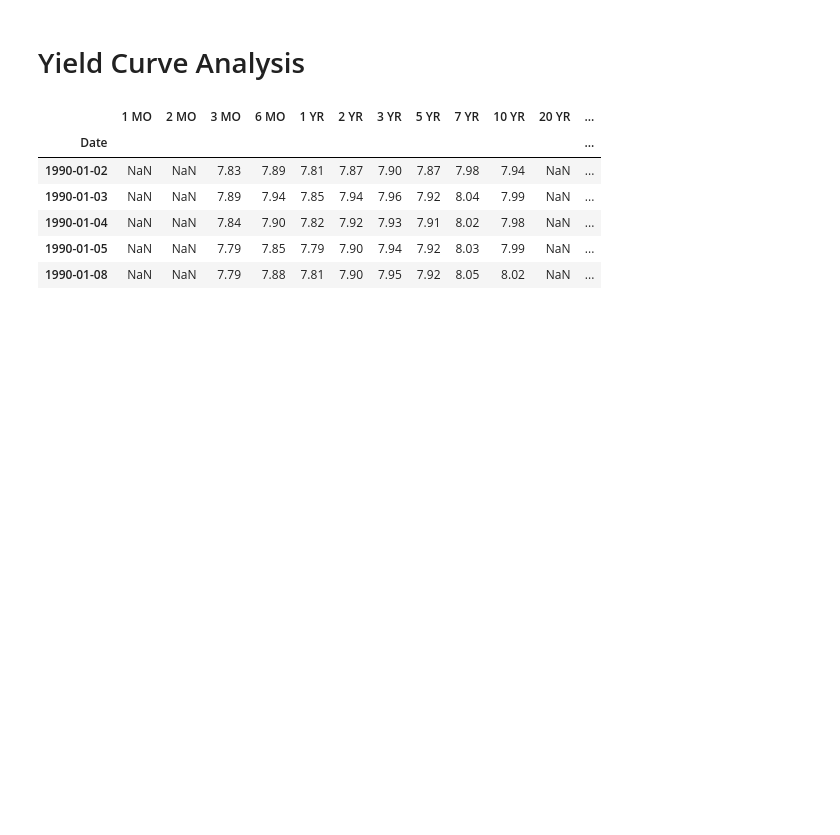
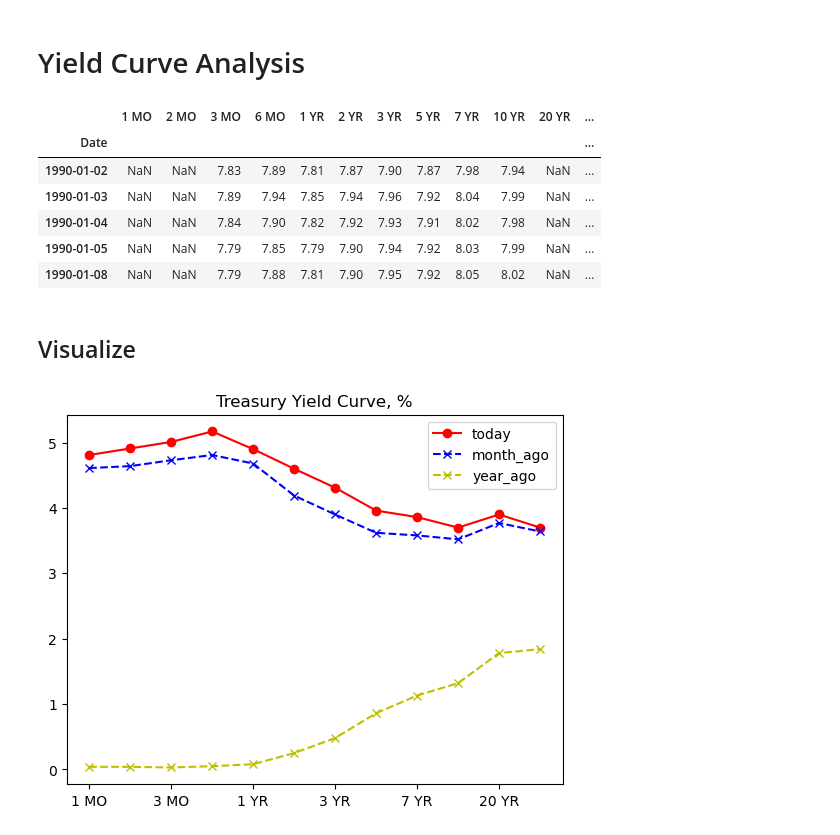
Before and after one commit to akaigraham/main-ML, a Jupyter notebook: yield-curve-analysis/yield-curve.ipynb, the cells around one changed output. Saved outputs shown, nothing was run; the diff lists cells and outputs as text; code cells hidden in the pictures; blank space fills up the shorter version.

Commit message:
visualize today's yield curve

```diff
--- a/yield-curve-analysis/yield-curve.ipynb
+++ b/yield-curve-analysis/yield-curve.ipynb
@@ -25,0 +24,22 @@ yield_df.head()
+# %% [markdown]
+## Visualize
+# %%
+# today's yield curve
+today = yield_df.iloc[-1,:]
+
+# 1 month ago
+today_minus_30 = yield_df.iloc[-30,:]
+
+# 1 year ago
+today_minus_365 = yield_df.iloc[-365,:]
+
+# concat yield curve dates to show
+df = pd.concat([today, today_minus_30, today_minus_365], axis=1)
+df.columns = ['today', 'month_ago', 'year_ago']
+
+# plot
+df.plot(style={'today': 'ro-', 'month_ago': 'bx--',
+               'year_ago': 'yx--'},
+        title='Treasury Yield Curve, %');
+# %% [output]
+[figure, added]
```
Also changed, not shown: parts of 1 cell of this notebook.
